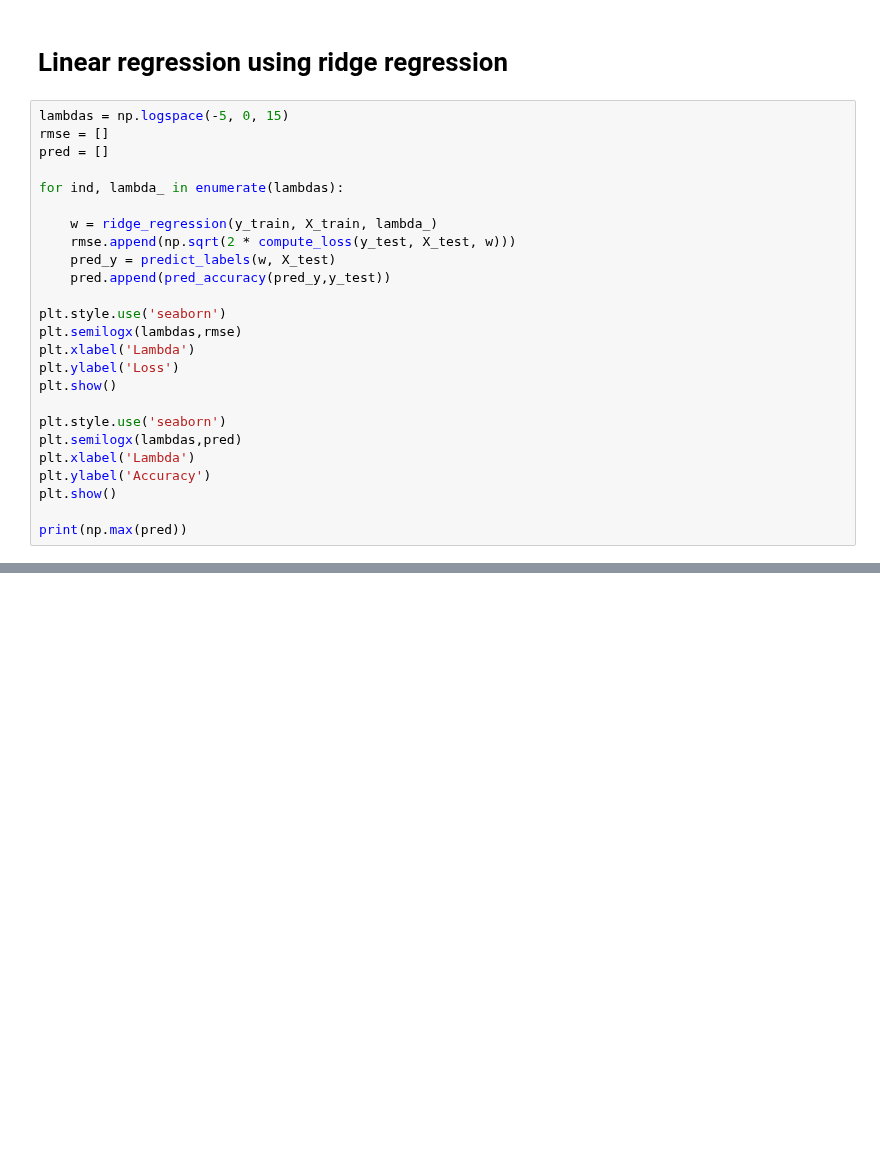
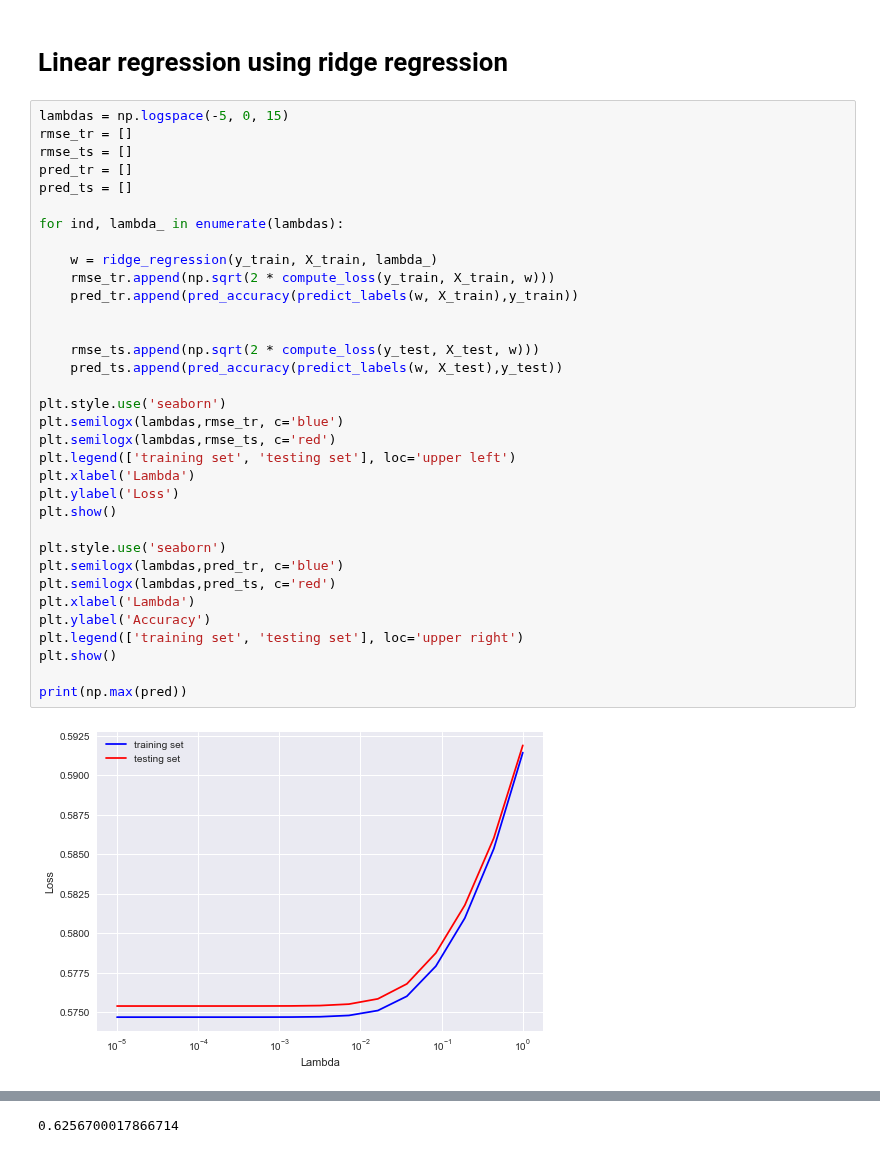
Before and after one commit to hhschede/machine_learning, a Jupyter notebook: project_1/main.ipynb, the cells around one changed output, grey strips where cells are left out. Saved outputs shown, nothing was run; the diff lists cells and outputs as text; blank space fills up the shorter version.

```diff
--- a/project_1/main.ipynb
+++ b/project_1/main.ipynb
@@ -205,26 +205,37 @@ Linear regression using ridge regression
 ===
 # %%
 lambdas = np.logspace(-5, 0, 15)
-rmse = []
-pred = []
+rmse_tr = []
+rmse_ts = []
+pred_tr = []
+pred_ts = []
 
 for ind, lambda_ in enumerate(lambdas):
 
     w = ridge_regression(y_train, X_train, lambda_)
-    rmse.append(np.sqrt(2 * compute_loss(y_test, X_test, w)))
-    pred_y = predict_labels(w, X_test)
-    pred.append(pred_accuracy(pred_y,y_test))
+    rmse_tr.append(np.sqrt(2 * compute_loss(y_train, X_train, w)))
+    pred_tr.append(pred_accuracy(predict_labels(w, X_train),y_train))
+
+
+    rmse_ts.append(np.sqrt(2 * compute_loss(y_test, X_test, w)))
+    pred_ts.append(pred_accuracy(predict_labels(w, X_test),y_test))
 
 plt.style.use('seaborn')
-plt.semilogx(lambdas,rmse)
+plt.semilogx(lambdas,rmse_tr, c='blue')
+plt.semilogx(lambdas,rmse_ts, c='red')
+plt.legend(['training set', 'testing set'], loc='upper left')
 plt.xlabel('Lambda')
 plt.ylabel('Loss')
 plt.show()
 
 plt.style.use('seaborn')
-plt.semilogx(lambdas,pred)
+plt.semilogx(lambdas,pred_tr, c='blue')
+plt.semilogx(lambdas,pred_ts, c='red')
 plt.xlabel('Lambda')
 plt.ylabel('Accuracy')
+plt.legend(['training set', 'testing set'], loc='upper right')
 plt.show()
 
 print(np.max(pred))
+# %% [output]
+[figure, added]
@@ -230,0 +243 @@ print(np.max(pred))
+0.6256700017866714
```
Also changed, not shown: parts of 2 cells of this notebook.
